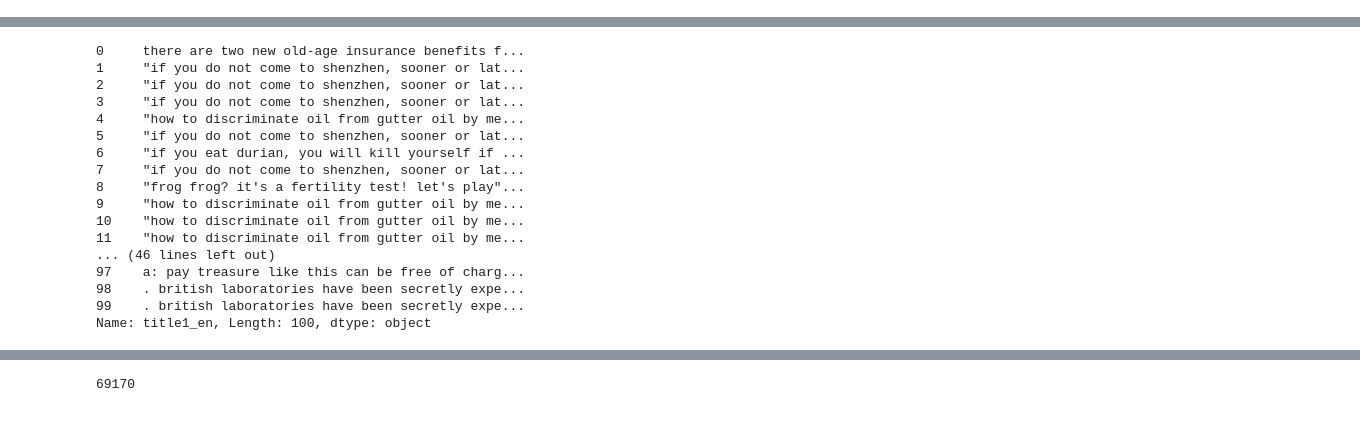
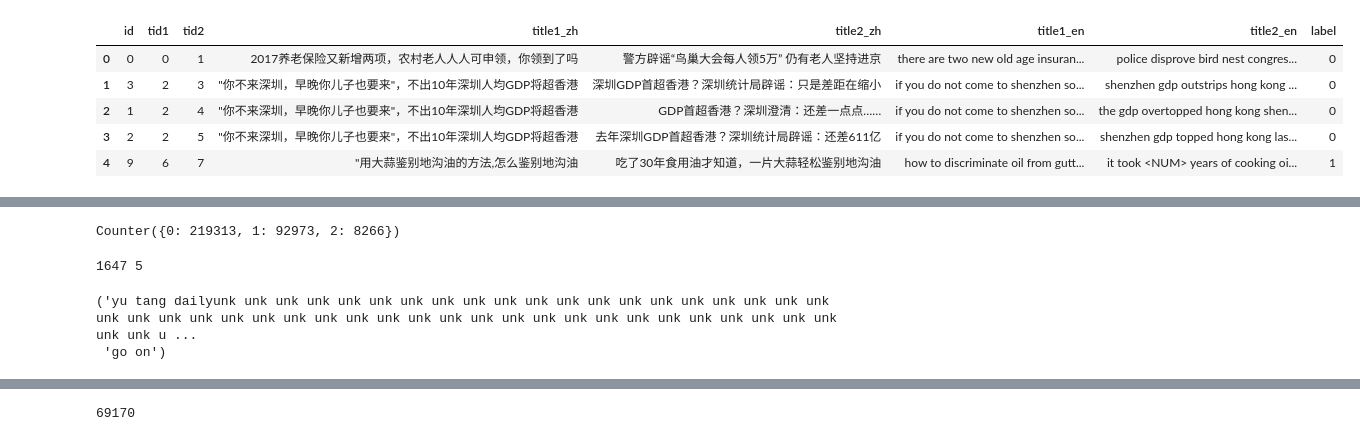
Before and after one commit to HalfHumanDora/WSDM_competition, a Jupyter notebook: train.ipynb, the cells around one changed output, grey strips where cells are left out. Cells and saved outputs as stored; diff of their text form; code cells hidden in the pictures.

Commit message:
preprocessing, data aigmentation

```diff
--- a/train.ipynb
+++ b/train.ipynb
@@ -16,35 +23,56 @@ import re
 # %%
 train_df = pd.read_csv("data/train.csv")
 test_df = pd.read_csv("data/test.csv")
 sub = pd.read_csv("data/sample_submission.csv")
 
-def clean_str(series):
+def clean_series(series):
+    # 大文字--->小文字
     series = series.str.lower()
-    #print(series.head())
-    #clean = lambda x: x.replace('""', '').replace('"', '').replace("!", "").replace("?", "").replace("'s", "").replace(",", "").replace(".", "").replace("#", "").replace("→", "").replace("'re'", " are").replace("< / i >", "").replace("< i >", "")
 
     def clean_seq(seq):
-        seq = re.sub(r'[,."'']+', '', seq)
+        seq = seq.replace("it's", "it is")
+        seq = seq.replace("he's", "he is")
+        seq = seq.replace("she's", "she is")
+        seq = seq.replace("you're", "you are")
+        seq = seq.replace("we're", "we are")
+        seq = seq.replace("they're", "they are")
+        seq = seq.replace("i'm", "i am")
+        seq = seq.replace("'s", "")
+
+
+        seq = seq.replace("< i >", "")
+        seq = seq.replace("< / i >", "")
+
+        seq = re.sub(r'[,."''#()→:;!?_㊙️]+', '', seq)
+        seq = re.sub(r'[-]+', ' ', seq)
+        seq = re.sub(r'[$]+', '$ ', seq)
         seq = re.sub(r'[0-9]+', '<NUM>', seq)
+
         return seq
 
     series = series.apply(clean_seq)
-    #print(series.head())
     return series
 
 
-train_df["title1_en"] = clean_str(train_df["title1_en"])
-train_df["title2_en"] = clean_str(train_df["title2_en"])
+train_df["title1_en"] = clean_series(train_df["title1_en"])
+train_df["title2_en"] = clean_series(train_df["title2_en"])
 
-test_df["title1_en"] = clean_str(test_df["title1_en"])
-test_df["title2_en"] = clean_str(test_df["title2_en"])
+test_df["title1_en"] = clean_series(test_df["title1_en"])
+test_df["title2_en"] = clean_series(test_df["title2_en"])
 
 train_df.replace('unrelated', 0, inplace=True)
 train_df.replace('agreed', 1, inplace=True)
 train_df.replace('disagreed', 2, inplace=True)
 
 y = list(train_df["label"])
 
 display(train_df.head())
 display(test_df.head())
 #display(sub.head())
+# %% [output]
+|  | id | tid1 | tid2 | title1_zh | title2_zh | title1_en | title2_en | label |
+| 0 | 0 | 0 | 1 | 2017养老保险又新增两项，农村老人人人可申领，你领到了吗 | 警方辟谣“鸟巢大会每人领5万” 仍有老人坚持进京 | there are two new old age insuran... | police disprove bird nest congres... | 0 |
+| 1 | 3 | 2 | 3 | "你不来深圳，早晚你儿子也要来"，不出10年深圳人均GDP将超香港 | 深圳GDP首超香港？深圳统计局辟谣：只是差距在缩小 | if you do not come to shenzhen so... | shenzhen gdp outstrips hong kong ... | 0 |
+| 2 | 1 | 2 | 4 | "你不来深圳，早晚你儿子也要来"，不出10年深圳人均GDP将超香港 | GDP首超香港？深圳澄清：还差一点点…… | if you do not come to shenzhen so... | the gdp overtopped hong kong shen... | 0 |
+| 3 | 2 | 2 | 5 | "你不来深圳，早晚你儿子也要来"，不出10年深圳人均GDP将超香港 | 去年深圳GDP首超香港？深圳统计局辟谣：还差611亿 | if you do not come to shenzhen so... | shenzhen gdp topped hong kong las... | 0 |
+| 4 | 9 | 6 | 7 | "用大蒜鉴别地沟油的方法,怎么鉴别地沟油 | 吃了30年食用油才知道，一片大蒜轻松鉴别地沟油 | how to discriminate oil from gutt... | it took <NUM> years of cooking oi... | 1 |
@@ -51,20 +85,20 @@ display(test_df.head())
-# %%
-train_df["title1_en"][:100]
-# %% [output]
-0     there are two new old-age insurance benefits f...
-1     "if you do not come to shenzhen, sooner or lat...
-2     "if you do not come to shenzhen, sooner or lat...
-3     "if you do not come to shenzhen, sooner or lat...
-4     "how to discriminate oil from gutter oil by me...
-5     "if you do not come to shenzhen, sooner or lat...
-6     "if you eat durian, you will kill yourself if ...
-7     "if you do not come to shenzhen, sooner or lat...
-8     "frog frog? it's a fertility test! let's play"...
-9     "how to discriminate oil from gutter oil by me...
-10    "how to discriminate oil from gutter oil by me...
-11    "how to discriminate oil from gutter oil by me...
-... (46 lines left out)
-97    a: pay treasure like this can be free of charg...
-98    . british laboratories have been secretly expe...
-99    . british laboratories have been secretly expe...
-Name: title1_en, Length: 100, dtype: object
+# %%
+c = Counter(y)
+c
+# %% [output]
+Counter({0: 219313, 1: 92973, 2: 8266})
+# %%
+#train_df = pd.read_csv("data/train.csv")
+
+l = []
+series = train_df["title1_en"]
+for seq in series:
+    l.append(len(seq))
+
+print(np.max(l), min(l))
+
+series[np.argmax(l)], series[np.argmin(l)]
+# %% [output]
+1647 5
+('yu tang dailyunk unk unk unk unk unk unk unk unk unk unk unk unk unk unk unk unk unk unk unk unk unk unk unk unk unk unk unk unk unk unk unk unk unk unk unk unk unk unk unk unk unk unk unk unk unk u ...
+ 'go on')
```
Also changed, not shown: parts of 15 cells of this notebook.
